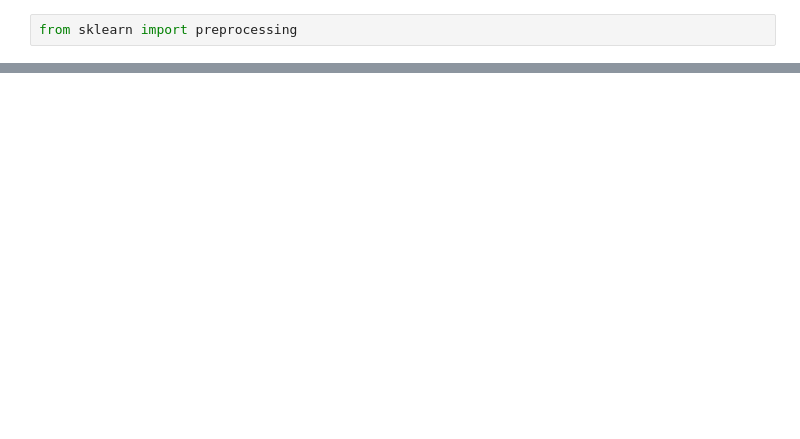
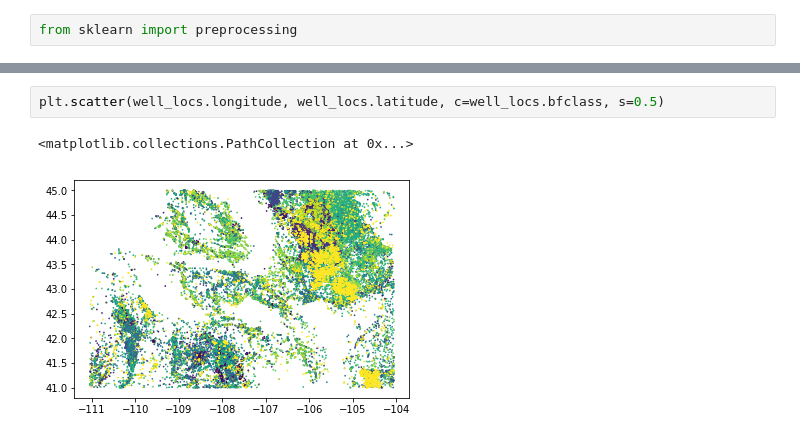
Before and after one commit to jessepisel/stratal-geometries, a Jupyter notebook: Production cleanup.ipynb, the cells around one changed output, grey strips where cells are left out. Cells and saved outputs as stored; diff of their text form; blank space fills up the shorter version.

```diff
--- a/Production cleanup.ipynb
+++ b/Production cleanup.ipynb
@@ -236,0 +250,5 @@ array([12, 19,  2, 11,  7, 15,  0,  6,  3, 17, 17, 19,  1, 12, 16,  3, 19,
+# %%
+plt.scatter(well_locs.longitude, well_locs.latitude, c=well_locs.bfclass, s=0.5)
+# %% [output]
+<matplotlib.collections.PathCollection at 0x...>
+[figure, added]
```
Also changed, not shown: parts of 17 cells of this notebook.
